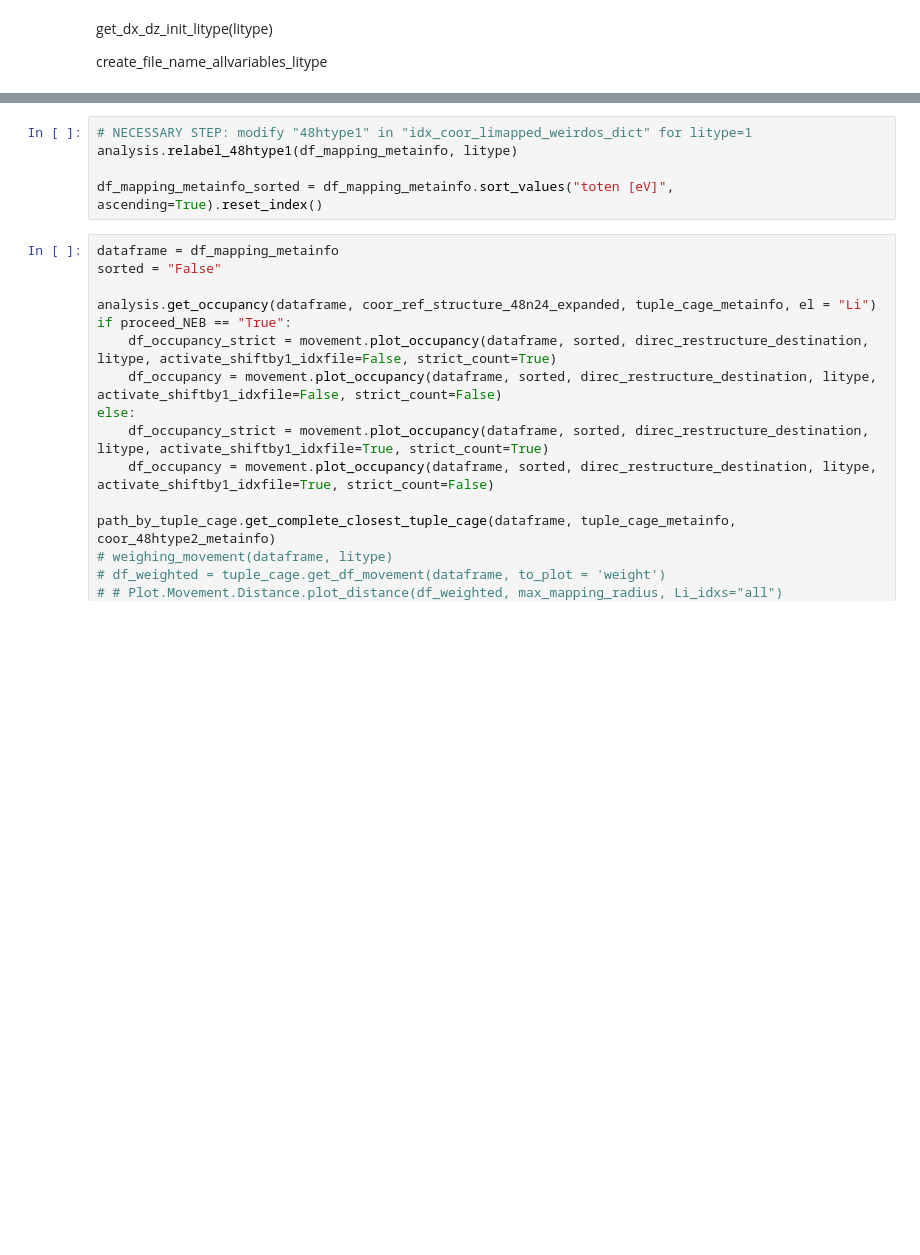
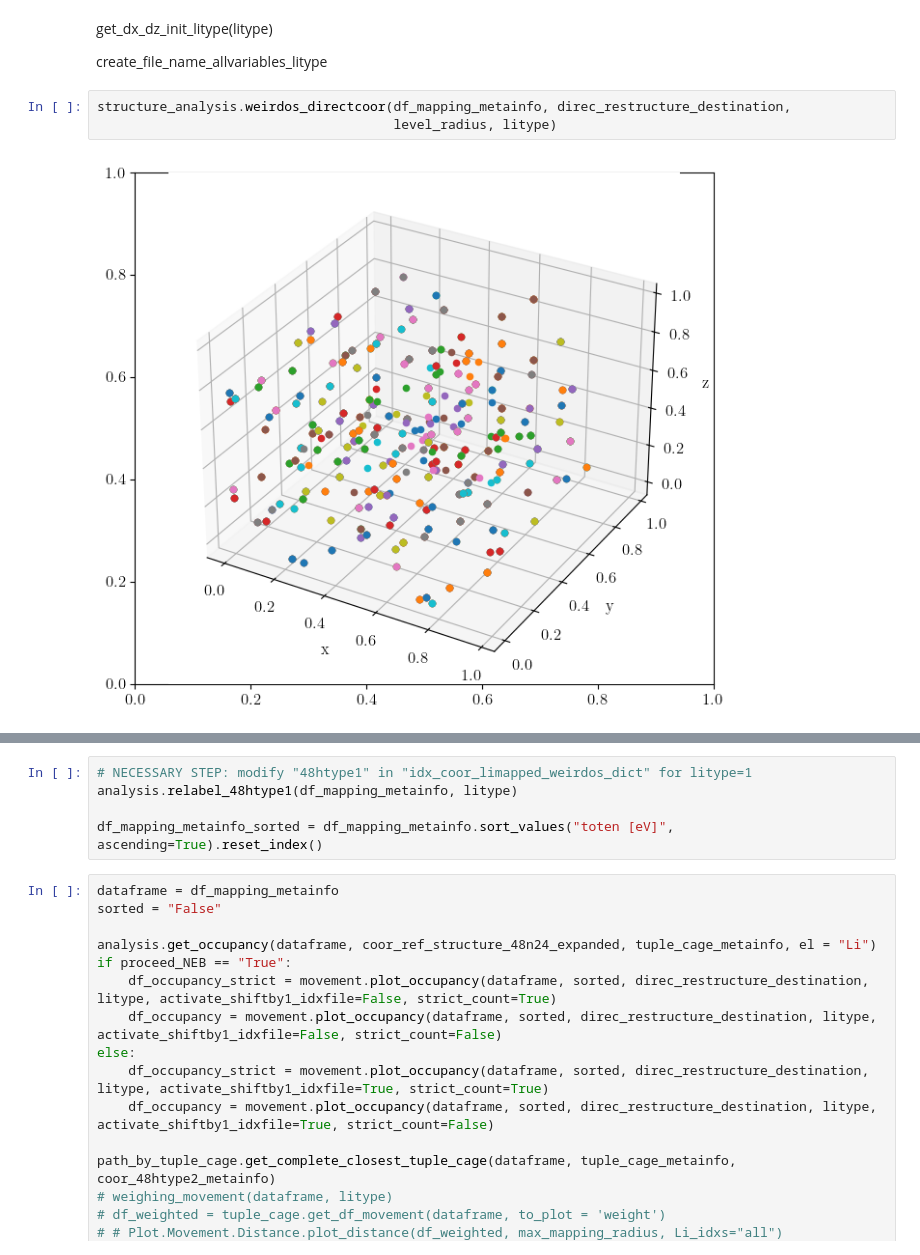
Before and after one commit to a-firdaus/LitMove, a Jupyter notebook: 03_orientation_and_mapping_packages.ipynb, the cells around one changed output, grey strips where cells are left out. Saved outputs shown, nothing was run; the diff lists cells and outputs as text; blank space fills up the shorter version.

```diff
--- a/03_orientation_and_mapping_packages.ipynb
+++ b/03_orientation_and_mapping_packages.ipynb
@@ -447,6 +454,11 @@ get_dx_dz_init_litype(litype)
 
 
 create_file_name_allvariables_litype
+# %%
+structure_analysis.weirdos_directcoor(df_mapping_metainfo, direc_restructure_destination,
+                                      level_radius, litype)
+# %% [output]
+[figure, added]
 # %%
 tuple_metainfo = metainfo.tuple(coor_ref_structure_48n24_expanded, litype, el = "Li")
 # # NECESSARY STEP: modify "48htype1" in "idx_coor_limapped_weirdos_dict" for litype=1
```
Also changed, not shown: parts of 24 cells of this notebook, 48 other files.
